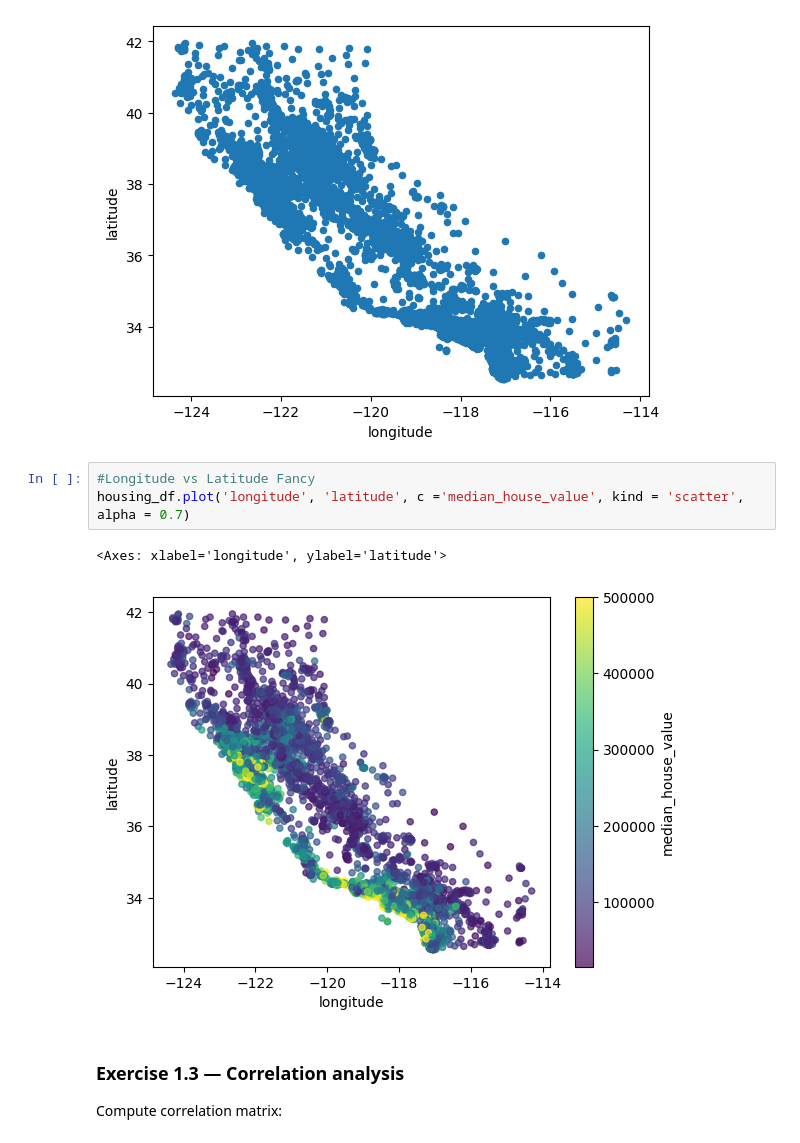
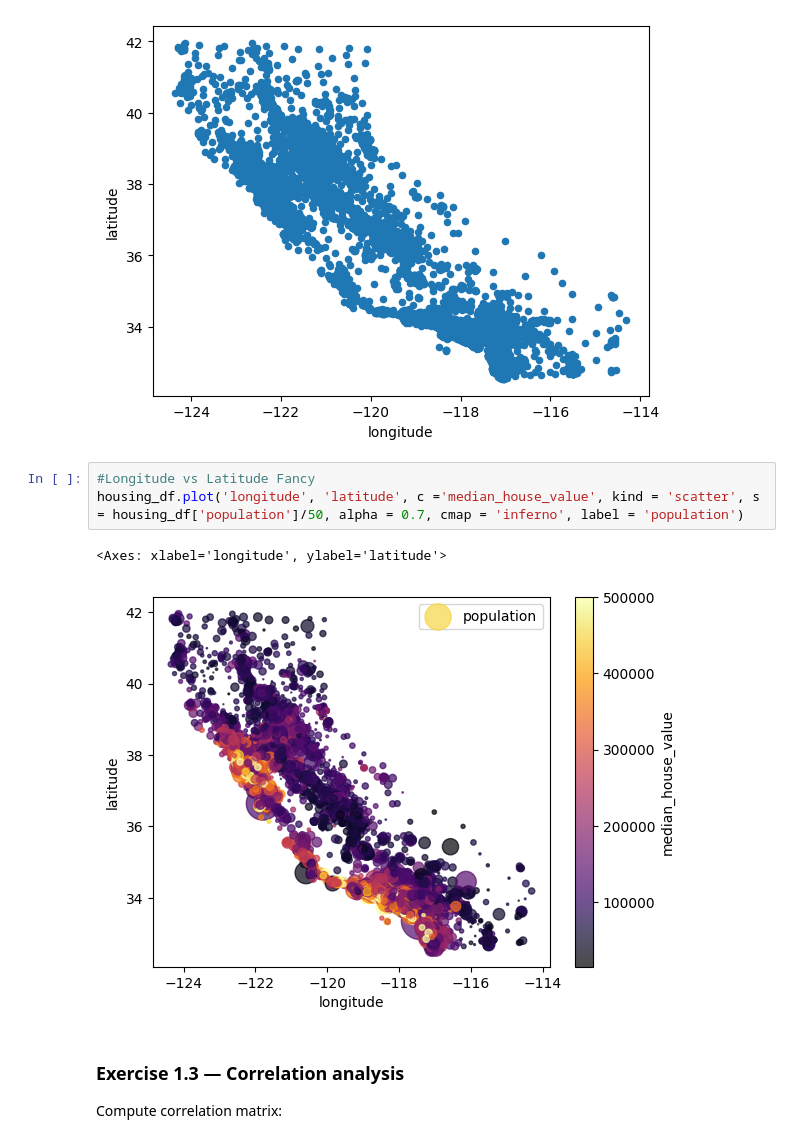
Before and after one commit to Kaosspel/CaliforniaHousing, a Jupyter notebook: 5-housing-exercise-empty.ipynb, the cells around one changed output. Drawn from its saved outputs; the diff is of its cells as text.

```diff
--- a/5-housing-exercise-empty.ipynb
+++ b/5-housing-exercise-empty.ipynb
@@ -216,10 +216,10 @@ housing_df.plot('longitude', 'latitude', kind = 'scatter')
 [figure]
 # %%
 #Longitude vs Latitude Fancy
-housing_df.plot('longitude', 'latitude', c ='median_house_value', kind = 'scatter', alpha = 0.7)
+housing_df.plot('longitude', 'latitude', c ='median_house_value', kind = 'scatter', s = housing_df['population']/50, alpha = 0.7, cmap = 'inferno', label = 'population')
 # %% [output]
 <Axes: xlabel='longitude', ylabel='latitude'>
-[figure, old version]
+[figure, new version]
 # %% [markdown]
 ### Exercise 1.3 — Correlation analysis
 
```
